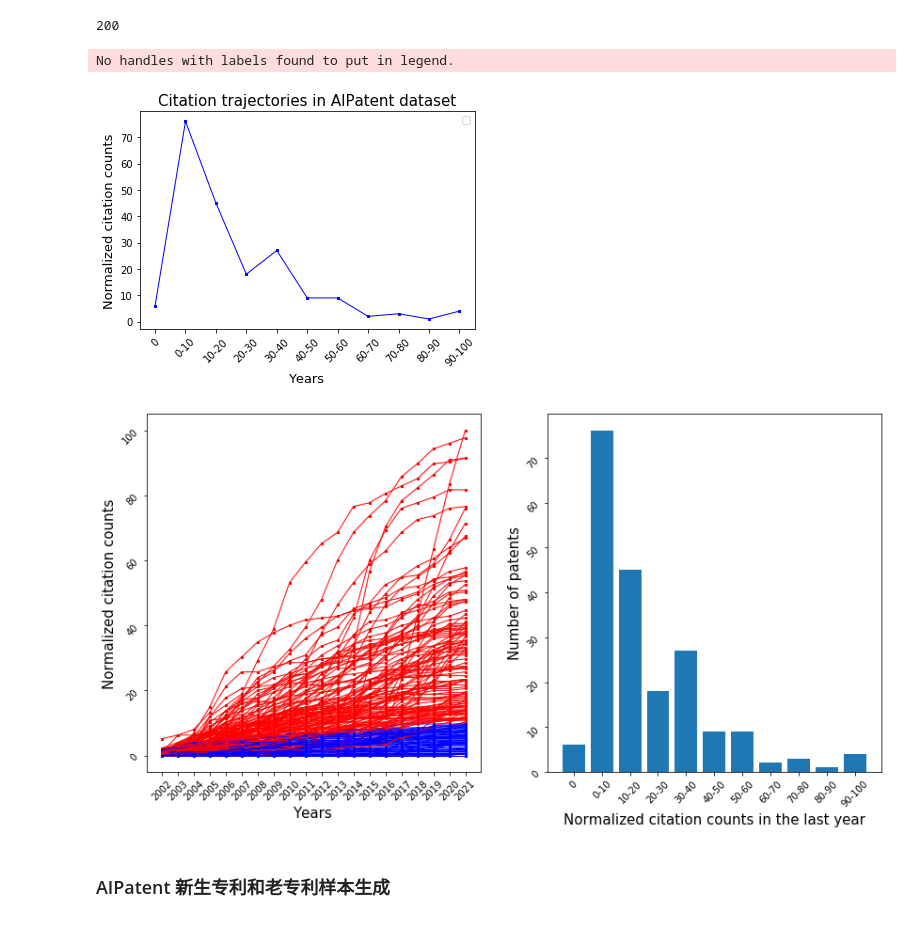
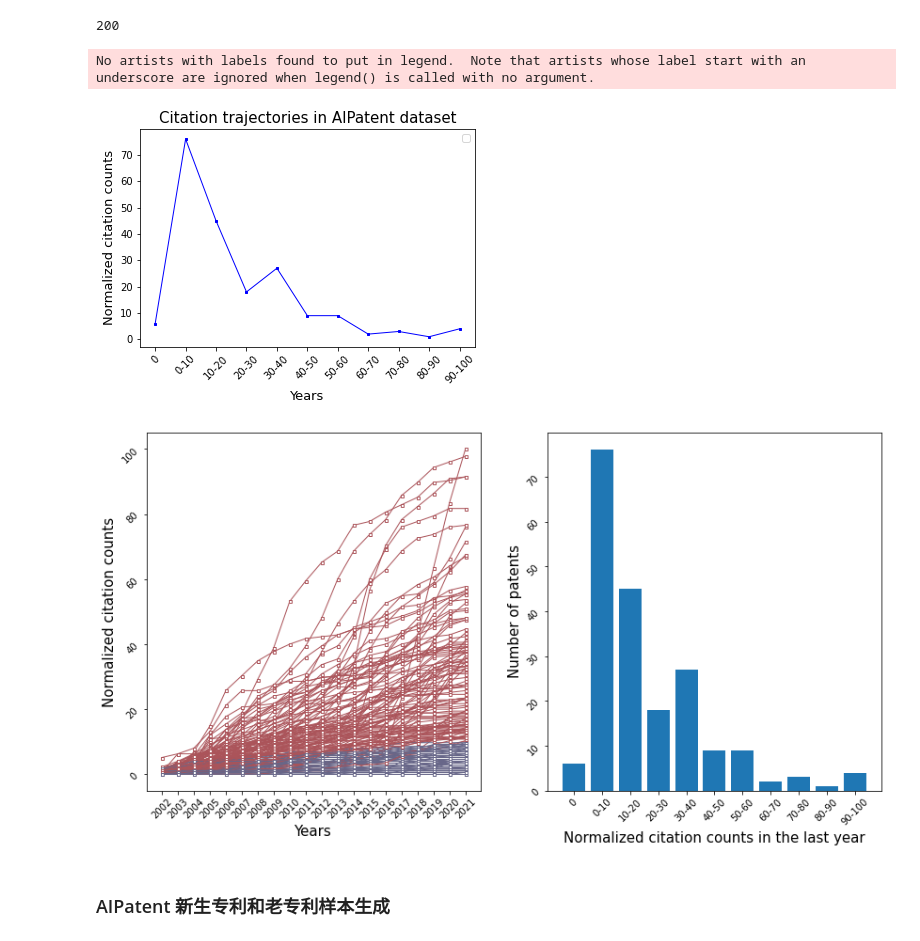
Before and after one commit to changzong/CPIR, a Jupyter notebook: data_process.ipynb, the cells around one changed output. Cells and saved outputs as stored; diff of their text form; code cells hidden in the pictures.

```diff
--- a/data_process.ipynb
+++ b/data_process.ipynb
@@ -508,8 +508,8 @@ with open(patent_dataset_path+'/temporal_graph_2011', 'rb') as f:
 # %%
 # 引用量趋势展现
 import pickle
-patent_dataset_path = '/Users/zongchang/OneDrive/可泛化知识计算引擎/experiments/data/AIPatent'
-with open(patent_dataset_path+'/citation_label_10_2002', 'rb') as f:
+patent_dataset_path = 'E:\\czong\\OneDrive\\1-知识计算引擎-2030项目\\1-知识图谱挖掘实验\\data\\AIPatent'
+with open(patent_dataset_path+'\\citation_label_10_2002', 'rb') as f:
     tmp = pickle.load(f)
 # %%
 import numpy as np
@@ -555,31 +555,32 @@ plt.xticks(rotation=45)
 plt.legend(loc = 0)
 plt.show()
 # %% [output]
-No handles with labels found to put in legend.
+No artists with labels found to put in legend.  Note that artists whose label start with an underscore are ignored when legend() is called with no argument.
-[figure, old version]
+[figure, new version]
 # %%
 fig, axs = plt.subplots(1, 2, figsize=(14, 7))
 
 for item in x:
     if item[-1] > np.mean(x):
-        axs[0].plot(years, item, "rs-", linewidth = 1, markersize = 2)
+        axs[0].plot(years, item, color='#AB545A', linestyle='-', marker='s', linewidth = 1, markersize = 3, markerfacecolor='#FFFFFF', markeredgecolor='#AB545A')
+
     else:
-        axs[0].plot(years, item, "bs-", linewidth = 1, markersize = 2)
+        axs[0].plot(years, item, color='#686789', linestyle='-', marker='s', linewidth = 1, markersize = 3, markerfacecolor='#FFFFFF', markeredgecolor='#686789')
 
 axs[1].bar(x1, y1)
 
 
 # fig.suptitle("Citation trajectories in AIPatent dataset", fontsize=15)
 axs[0].set_xlabel("Years",fontsize=15)
 axs[0].set_ylabel("Normalized citation counts",fontsize=15)
 axs[1].set_xlabel("Normalized citation counts in the last year",fontsize=15)
 axs[1].set_ylabel("Number of patents",fontsize=15)
 axs[0].tick_params(labelrotation=45)
 axs[1].tick_params(labelrotation=45)
-plt.savefig('/Users/zongchang/downloads/dataset.pdf')
+plt.savefig('E:\\czong\\OneDrive\\1-知识计算引擎-2030项目\\1-知识图谱挖掘实验\\CTPIR\\figures\\dataset.pdf')
 plt.show()
 # %% [output]
-[figure, old version]
+[figure, new version]
 # %% [markdown]
 ### AIPatent 新生专利和老专利样本生成
 # %%
```
Also changed, not shown: parts of 6 cells of this notebook, 3 other files.
